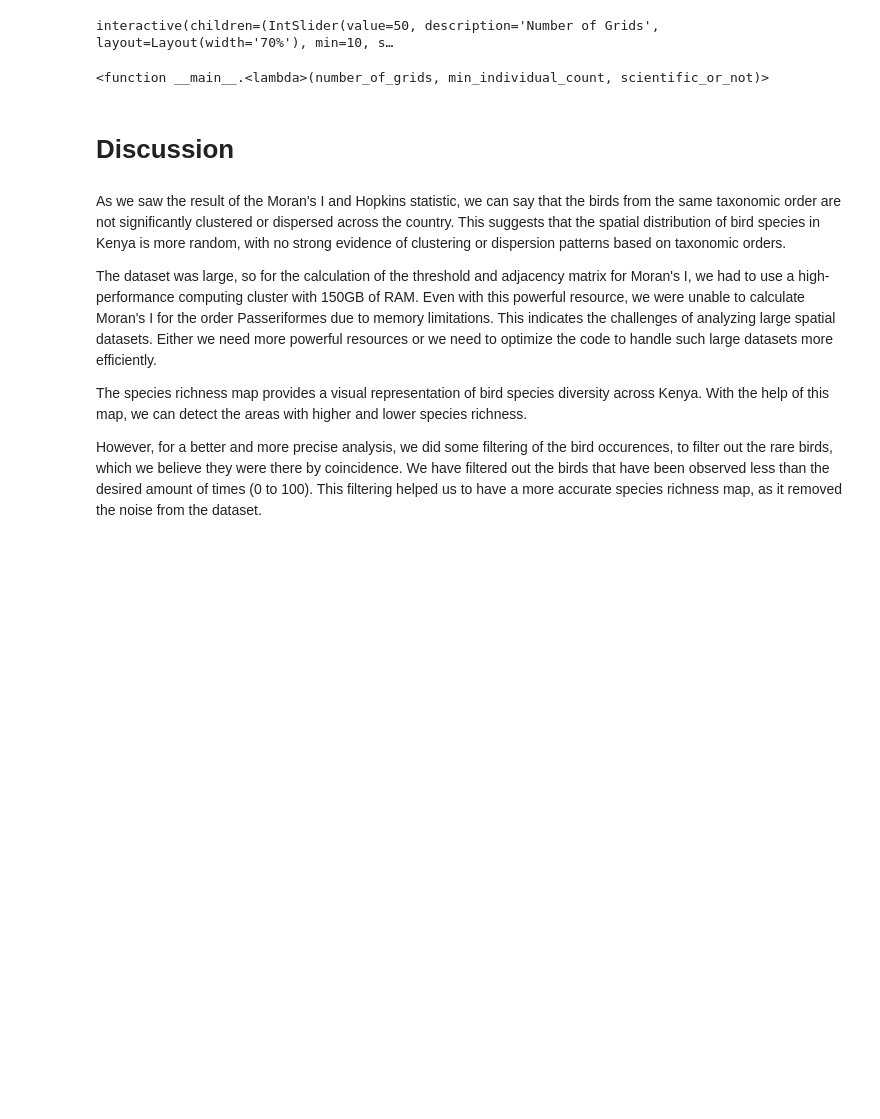
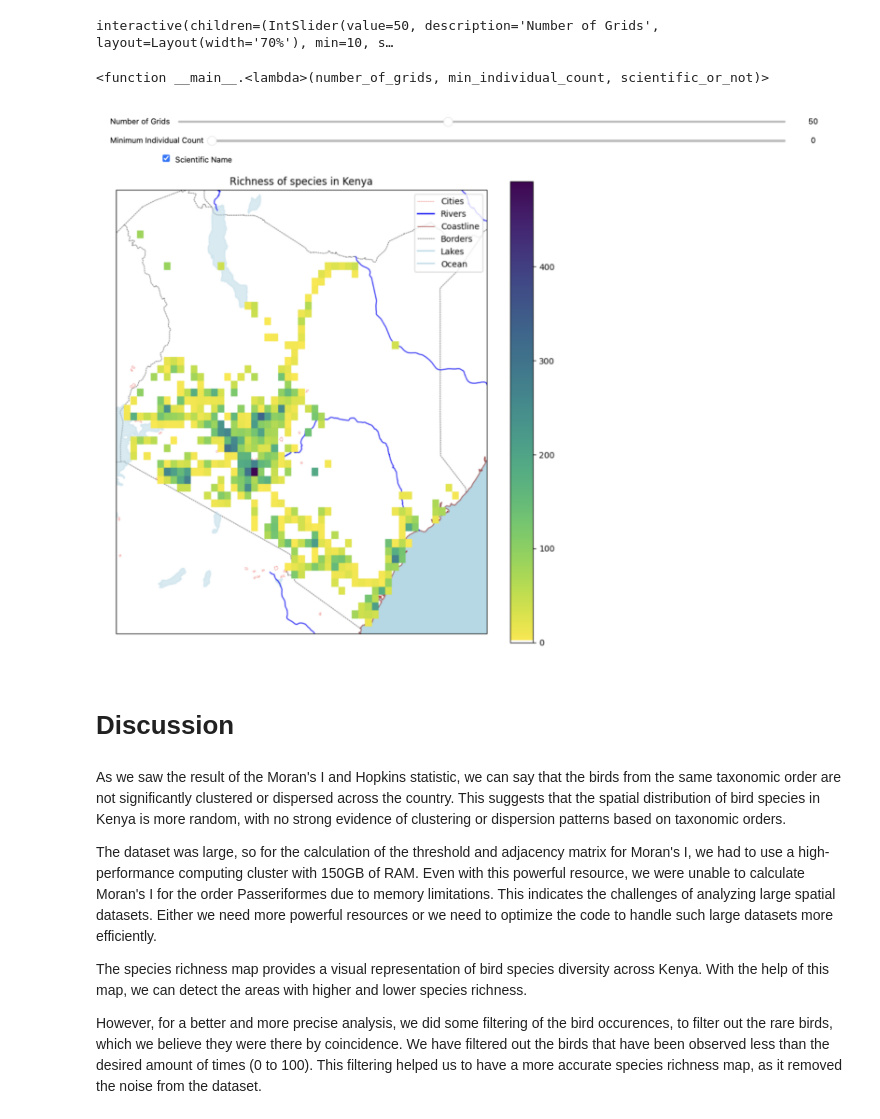
Before and after one commit to zahra-zibzee/Environmental-Data-Analysis, a Jupyter notebook: Project2/Eskandarizanjani_Hashemi_Project2.ipynb, the cells around one changed output. Cells and saved outputs as stored; diff of their text form; code cells hidden in the pictures; blank space fills up the shorter version.

```diff
--- a/Project2/Eskandarizanjani_Hashemi_Project2.ipynb
+++ b/Project2/Eskandarizanjani_Hashemi_Project2.ipynb
@@ -968,6 +968,17 @@ interact(
 # %% [output]
 interactive(children=(IntSlider(value=50, description='Number of Grids', layout=Layout(width='70%'), min=10, s…
 <function __main__.<lambda>(number_of_grids, min_individual_count, scientific_or_not)>
+# %%
+try:
+    plt.figure(figsize=(10, 10))
+    plt.imshow(plt.imread('image.png'))
+    plt.grid(False)
+    plt.axis('off')
+    plt.show()
+except FileNotFoundError:
+    print("image.png not found")
+# %% [output]
+[figure, added]
 # %% [markdown]
 # Discussion
 # %% [markdown]
```
Also changed, not shown: parts of 3 cells of this notebook, 2 other files.
